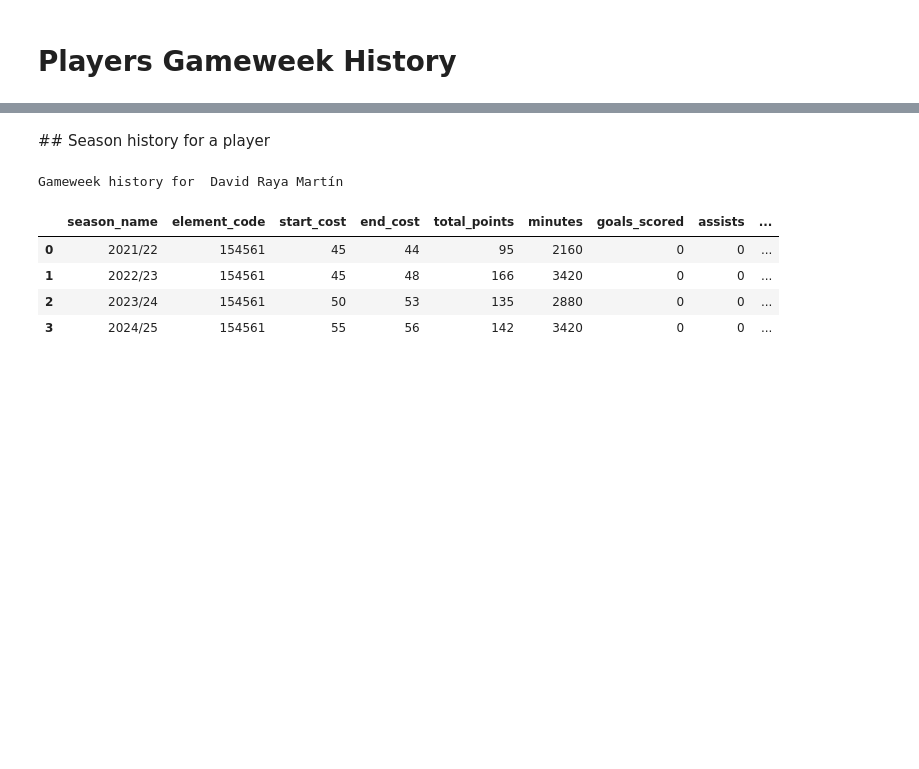
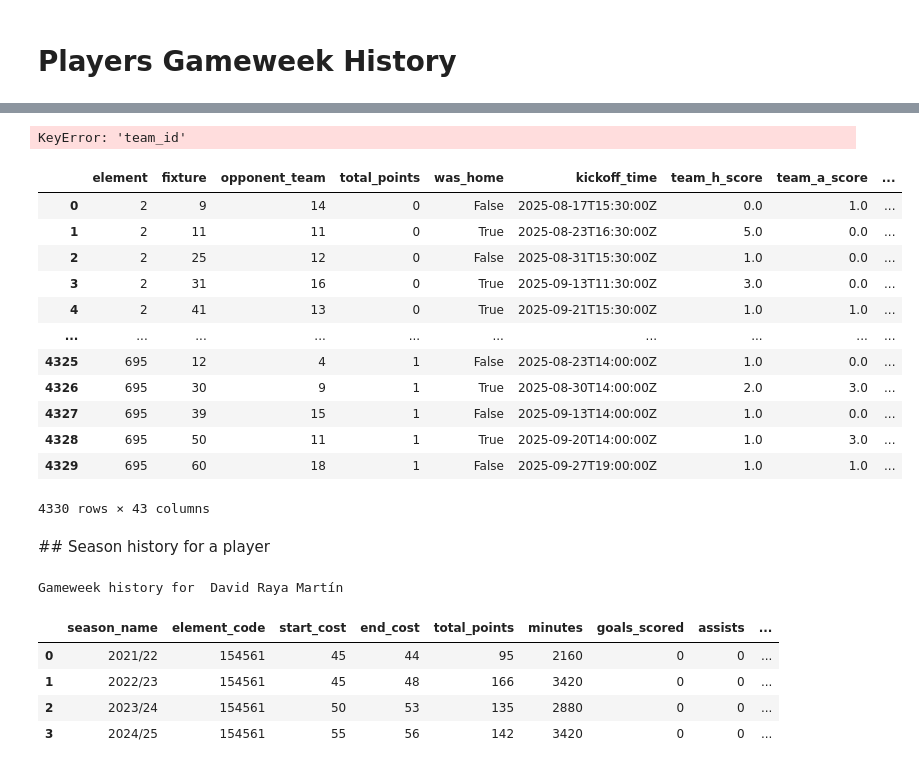
Before and after one commit to emolloy123/FPL-Modelling, a Jupyter notebook: fpl-modelling/notebooks/tutorial.ipynb, the cells around one changed output, grey strips where cells are left out. Drawn from its saved outputs; the diff is of its cells as text; code cells hidden in the pictures; blank space fills up the shorter version.

Commit message:
players hist table

```diff
--- a/fpl-modelling/notebooks/tutorial.ipynb
+++ b/fpl-modelling/notebooks/tutorial.ipynb
@@ -417,3 +385,26 @@ fig.show()
+# %%
+# First aggregate scores at the match level (per team per gameweek)
+team_scores = player_gw_hist.groupby(
+    ["team_id", "gameweek"], as_index=False
+)[["team_a_score", "team_h_score"]].mean()
+# %% [output]
+KeyError: 'team_id'
+# %%
+player_gw_hist
+# %% [output]
+|  | element | fixture | opponent_team | total_points | was_home | kickoff_time | team_h_score | team_a_score | ... |
+| 0 | 2 | 9 | 14 | 0 | False | 2025-08-17T15:30:00Z | 0.0 | 1.0 | ... |
+| 1 | 2 | 11 | 11 | 0 | True | 2025-08-23T16:30:00Z | 5.0 | 0.0 | ... |
+| 2 | 2 | 25 | 12 | 0 | False | 2025-08-31T15:30:00Z | 1.0 | 0.0 | ... |
+| 3 | 2 | 31 | 16 | 0 | True | 2025-09-13T11:30:00Z | 3.0 | 0.0 | ... |
+| 4 | 2 | 41 | 13 | 0 | True | 2025-09-21T15:30:00Z | 1.0 | 1.0 | ... |
+| ... | ... | ... | ... | ... | ... | ... | ... | ... | ... |
+| 4325 | 695 | 12 | 4 | 1 | False | 2025-08-23T14:00:00Z | 1.0 | 0.0 | ... |
+| 4326 | 695 | 30 | 9 | 1 | True | 2025-08-30T14:00:00Z | 2.0 | 3.0 | ... |
+| 4327 | 695 | 39 | 15 | 1 | False | 2025-09-13T14:00:00Z | 1.0 | 0.0 | ... |
+| 4328 | 695 | 50 | 11 | 1 | True | 2025-09-20T14:00:00Z | 1.0 | 3.0 | ... |
+| 4329 | 695 | 60 | 18 | 1 | False | 2025-09-27T19:00:00Z | 1.0 | 1.0 | ... |
+4330 rows × 43 columns
 # %% [markdown]
 ## Season history for a player
 # %%
```
Also changed, not shown: parts of 12 cells of this notebook, 16 other files.
